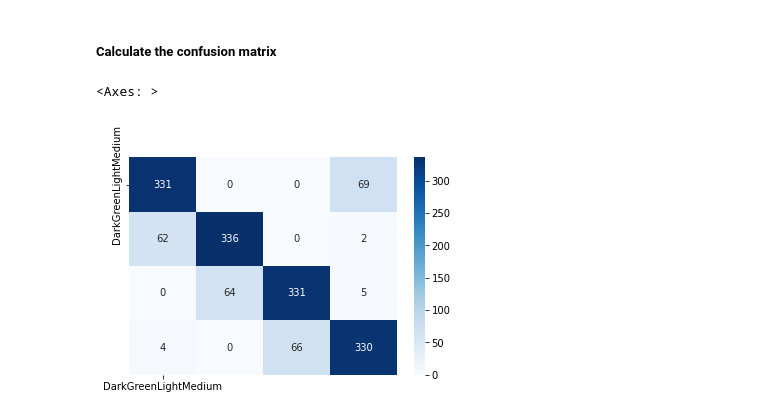
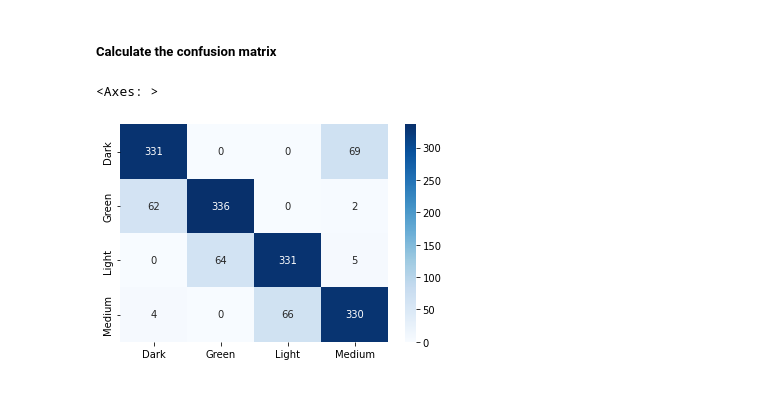
Before and after one commit to daffakurnia11/Coffee-Beans-Roast-Level-Classification, a Jupyter notebook: model.ipynb, the cells around one changed output. Cells and saved outputs as stored; diff of their text form; code cells hidden in the pictures.

```diff
--- a/model.ipynb
+++ b/model.ipynb
@@ -326,8 +326,8 @@ Testing loss: 0.0538, accuracy: 98.69%
 # %%
 # Calculate the confusion matrix
 cm = confusion_matrix(test_ground_truths, test_predictions)
-labels_category = ['Dark' 'Green' 'Light' 'Medium']
+labels_category = ['Dark', 'Green', 'Light', 'Medium']
 sns.heatmap(cm, annot=True, fmt='d', cmap='Blues', xticklabels= labels_category, yticklabels=labels_category)
 # %% [output]
 <Axes: >
-[figure, old version]
+[figure, new version]
```
Also changed, not shown: parts of 1 cell of this notebook.
